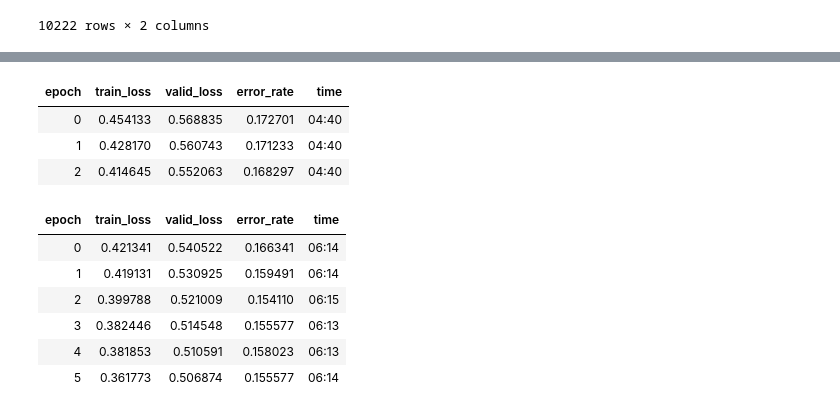
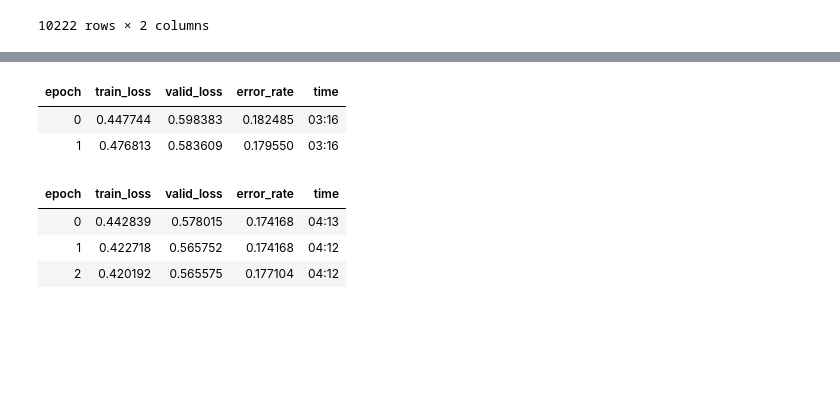
Before and after one commit to willystw/fastai-learning, a Jupyter notebook: dog-identification/Dog_Breed_Identification.ipynb, the cells around one changed output, grey strips where cells are left out. Saved outputs shown, nothing was run; the diff lists cells and outputs as text; code cells hidden in the pictures; blank space fills up the shorter version.

```diff
--- a/dog-identification/Dog_Breed_Identification.ipynb
+++ b/dog-identification/Dog_Breed_Identification.ipynb
@@ -143,6 +141,5 @@ Collecting items from                                      id
       (TensorImage of size 4x3x224x224, TensorCategory([ 1, 71, 90,  4], device='cuda:0'))
 # %%
 from fastai.callback.fp16 import *
-learn = cnn_learner(dls, resnet101, metrics=error_rate).to_fp16()
-learn.lr_find()
+learn = cnn_learner(dls, resnet50, metrics=error_rate).to_fp16()
 # %% [output]
@@ -167,14 +174,10 @@ SuggestedLRs(valley=5.248074739938602e-05)
 # %%
-learn.fine_tune(6, freeze_epochs=3, base_lr=2e-5)
+learn.fine_tune(3, freeze_epochs=2, base_lr=2e-5)
 # %% [output]
 | epoch | train_loss | valid_loss | error_rate | time |
-| 0 | 0.454133 | 0.568835 | 0.172701 | 04:40 |
-| 1 | 0.428170 | 0.560743 | 0.171233 | 04:40 |
-| 2 | 0.414645 | 0.552063 | 0.168297 | 04:40 |
+| 0 | 0.447744 | 0.598383 | 0.182485 | 03:16 |
+| 1 | 0.476813 | 0.583609 | 0.179550 | 03:16 |
 | epoch | train_loss | valid_loss | error_rate | time |
-| 0 | 0.421341 | 0.540522 | 0.166341 | 06:14 |
-| 1 | 0.419131 | 0.530925 | 0.159491 | 06:14 |
-| 2 | 0.399788 | 0.521009 | 0.154110 | 06:15 |
-| 3 | 0.382446 | 0.514548 | 0.155577 | 06:13 |
-| 4 | 0.381853 | 0.510591 | 0.158023 | 06:13 |
-| 5 | 0.361773 | 0.506874 | 0.155577 | 06:14 |
+| 0 | 0.442839 | 0.578015 | 0.174168 | 04:13 |
+| 1 | 0.422718 | 0.565752 | 0.174168 | 04:12 |
+| 2 | 0.420192 | 0.565575 | 0.177104 | 04:12 |
```
Also changed, not shown: parts of 16 cells of this notebook.
